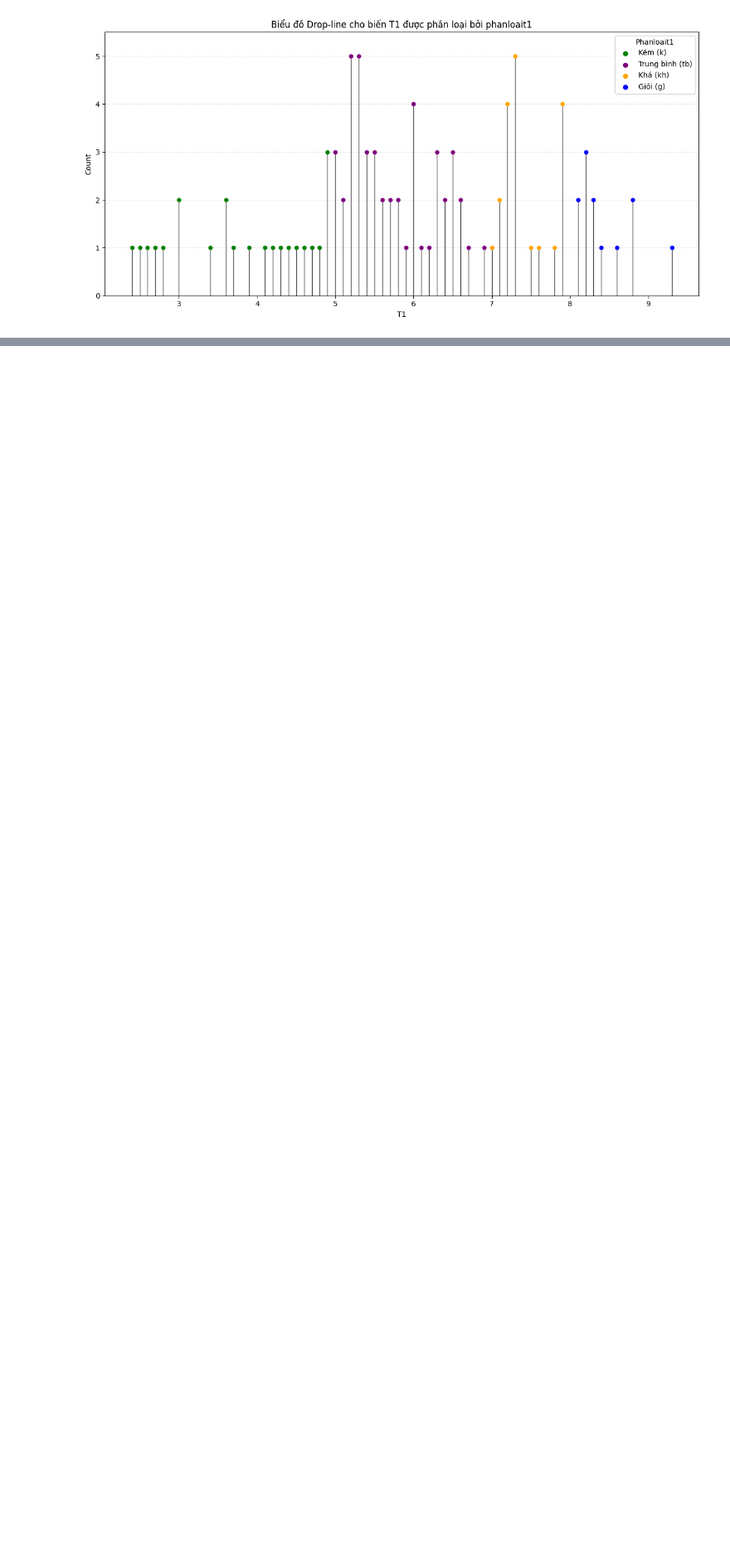
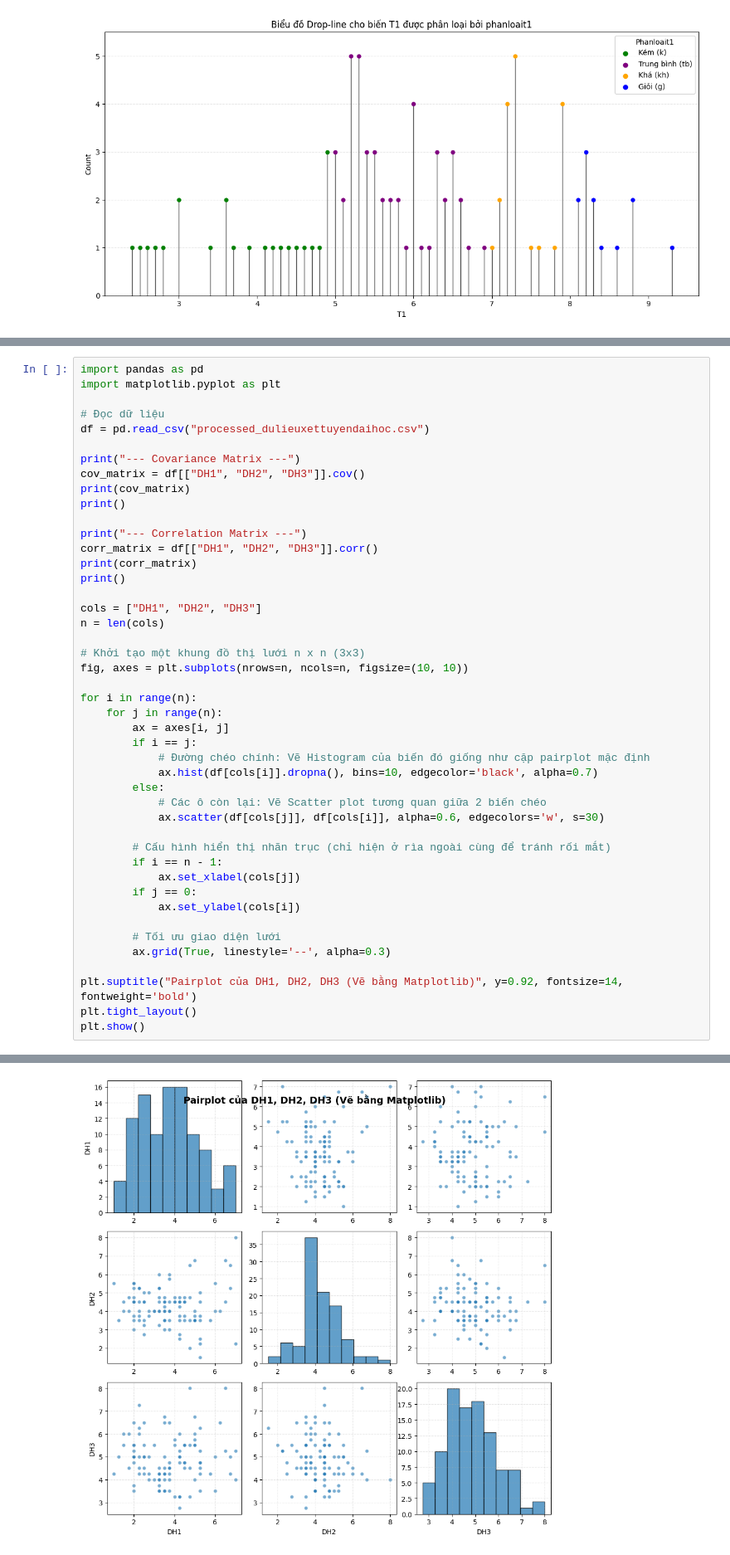
Before and after one commit to huyyeutim/huy.nhap-mon-du-lieu-va-hoc-sau, a Jupyter notebook: TranGiaHuy_2474802010150_lab2/Lab02_28-5.ipynb, the cells around one changed output, grey strips where cells are left out. Shown at 83% size. Saved outputs shown, nothing was run; the diff lists cells and outputs as text; blank space fills up the shorter version.

```diff
--- a/TranGiaHuy_2474802010150_lab2/Lab02_28-5.ipynb
+++ b/TranGiaHuy_2474802010150_lab2/Lab02_28-5.ipynb
@@ -513,0 +883,46 @@ plt.show()
+# %%
+import pandas as pd
+import matplotlib.pyplot as plt
+
+# Đọc dữ liệu
+df = pd.read_csv("processed_dulieuxettuyendaihoc.csv")
+
+print("--- Covariance Matrix ---")
+cov_matrix = df[["DH1", "DH2", "DH3"]].cov()
+print(cov_matrix)
+print()
+
+print("--- Correlation Matrix ---")
+corr_matrix = df[["DH1", "DH2", "DH3"]].corr()
+print(corr_matrix)
+print()
+
+cols = ["DH1", "DH2", "DH3"]
+n = len(cols)
+
+# Khởi tạo một khung đồ thị lưới n x n (3x3)
+fig, axes = plt.subplots(nrows=n, ncols=n, figsize=(10, 10))
+
+for i in range(n):
+    for j in range(n):
+        ax = axes[i, j]
+        if i == j:
+            # Đường chéo chính: Vẽ Histogram của biến đó giống như cặp pairplot mặc định
+            ax.hist(df[cols[i]].dropna(), bins=10, edgecolor='black', alpha=0.7)
+        else:
+            # Các ô còn lại: Vẽ Scatter plot tương quan giữa 2 biến chéo
+            ax.scatter(df[cols[j]], df[cols[i]], alpha=0.6, edgecolors='w', s=30)
+
+        # Cấu hình hiển thị nhãn trục (chỉ hiện ở rìa ngoài cùng để tránh rối mắt)
+        if i == n - 1:
+            ax.set_xlabel(cols[j])
+        if j == 0:
+            ax.set_ylabel(cols[i])
+
+        # Tối ưu giao diện lưới
+        ax.grid(True, linestyle='--', alpha=0.3)
+
+plt.suptitle("Pairplot của DH1, DH2, DH3 (Vẽ bằng Matplotlib)", y=0.92, fontsize=14, fontweight='bold')
+plt.tight_layout()
+plt.show()
+# %% [output]
@@ -513,0 +940 @@ plt.show()
+[figure, added]
```
Also changed, not shown: parts of 10 cells of this notebook, 3 other files.
